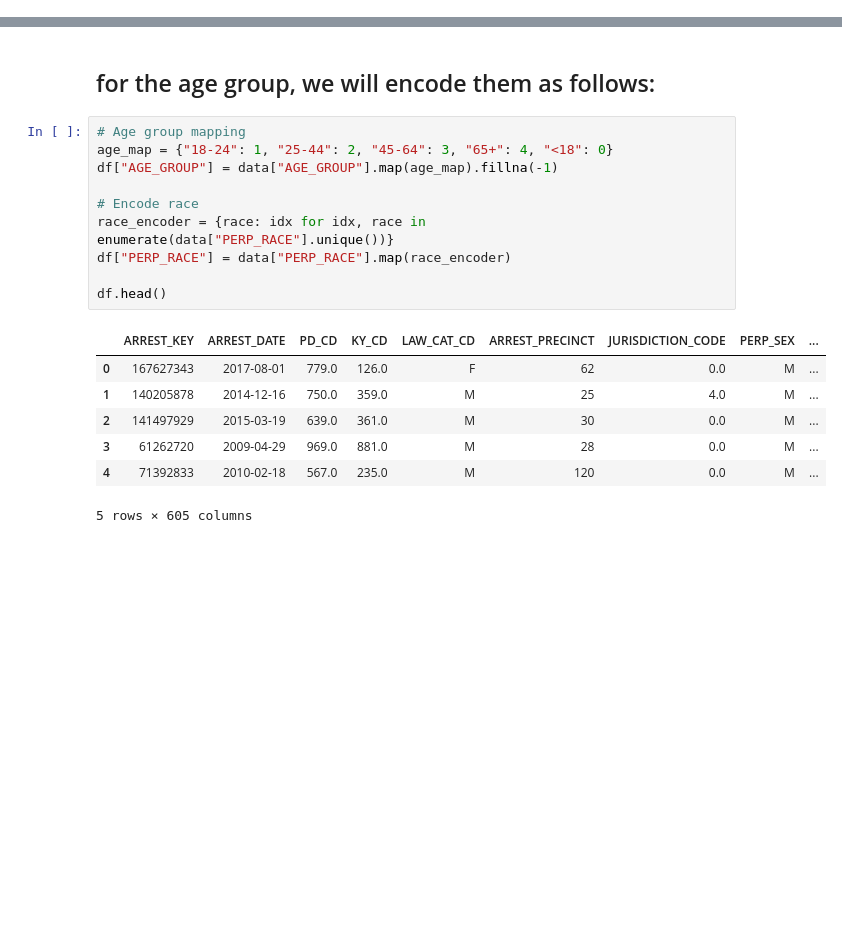
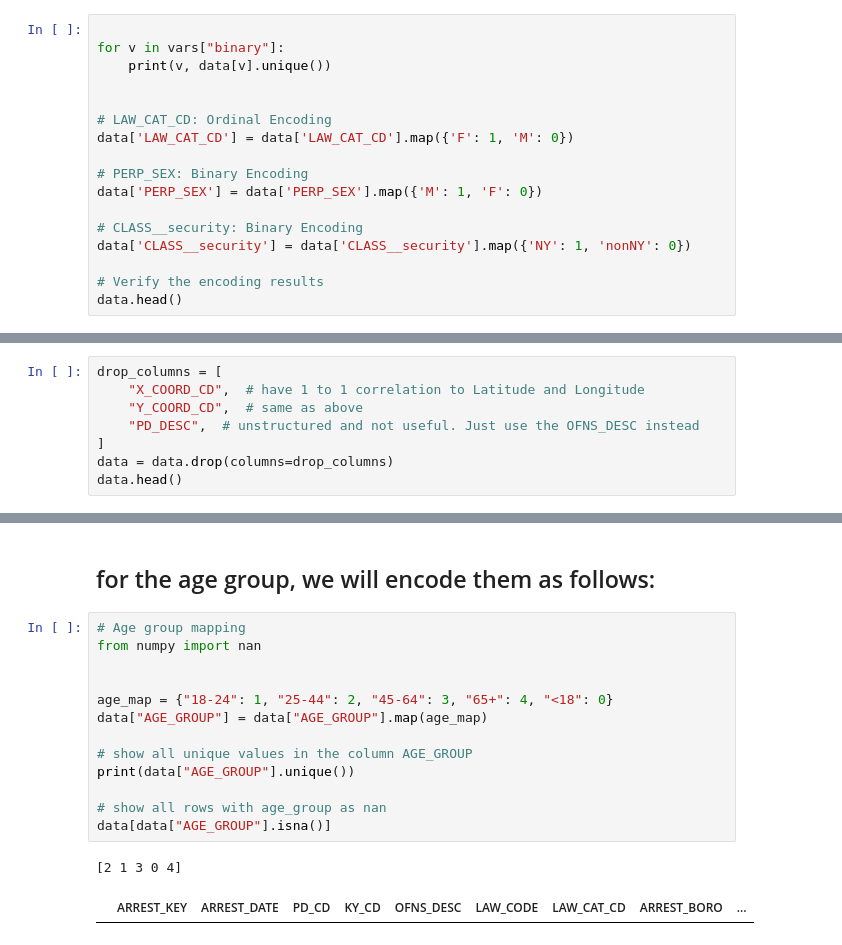
Before and after one commit to MatsNissen-Lie/kdd-process, a Jupyter notebook: src/2_preparation/encoding.ipynb, the cells around one changed output, grey strips where cells are left out. Cells and saved outputs as stored; diff of their text form; blank space fills up the shorter version.

Commit message:
change encoding

```diff
--- a/src/2_preparation/encoding.ipynb
+++ b/src/2_preparation/encoding.ipynb
@@ -42,0 +66,17 @@ The autoreload extension is already loaded. To reload it, use:
+# %%
+
+for v in vars["binary"]:
+    print(v, data[v].unique())
+
+
+# LAW_CAT_CD: Ordinal Encoding
+data['LAW_CAT_CD'] = data['LAW_CAT_CD'].map({'F': 1, 'M': 0})
+
+# PERP_SEX: Binary Encoding
+data['PERP_SEX'] = data['PERP_SEX'].map({'M': 1, 'F': 0})
+
+# CLASS__security: Binary Encoding
+data['CLASS__security'] = data['CLASS__security'].map({'NY': 1, 'nonNY': 0})
+
+# Verify the encoding results
+data.head()
@@ -68,0 +117,8 @@ df = dummify(data, vars["symbolic"])
+# %%
+drop_columns = [
+    "X_COORD_CD",  # have 1 to 1 correlation to Latitude and Longitude
+    "Y_COORD_CD",  # same as above
+    "PD_DESC",  # unstructured and not useful. Just use the OFNS_DESC instead
+]
+data = data.drop(columns=drop_columns)
+data.head()
@@ -77,19 +140,17 @@ race_encoder = {race: idx for idx, race in enumerate(data["PERP_RACE"].unique())
 df["PERP_RACE"] = data["PERP_RACE"].map(race_encoder) -->
 # %%
 # Age group mapping
+from numpy import nan
+
+
 age_map = {"18-24": 1, "25-44": 2, "45-64": 3, "65+": 4, "<18": 0}
-df["AGE_GROUP"] = data["AGE_GROUP"].map(age_map).fillna(-1)
+data["AGE_GROUP"] = data["AGE_GROUP"].map(age_map)
 
-# Encode race
-race_encoder = {race: idx for idx, race in enumerate(data["PERP_RACE"].unique())}
-df["PERP_RACE"] = data["PERP_RACE"].map(race_encoder)
+# show all unique values in the column AGE_GROUP
+print(data["AGE_GROUP"].unique())
 
-df.head()
+# show all rows with age_group as nan
+data[data["AGE_GROUP"].isna()]
 # %% [output]
+[2 1 3 0 4]
-|  | ARREST_KEY | ARREST_DATE | PD_CD | KY_CD | LAW_CAT_CD | ARREST_PRECINCT | JURISDICTION_CODE | PERP_SEX | ... |
-| 0 | 167627343 | 2017-08-01 | 779.0 | 126.0 | F | 62 | 0.0 | M | ... |
-| 1 | 140205878 | 2014-12-16 | 750.0 | 359.0 | M | 25 | 4.0 | M | ... |
-| 2 | 141497929 | 2015-03-19 | 639.0 | 361.0 | M | 30 | 0.0 | M | ... |
-| 3 | 61262720 | 2009-04-29 | 969.0 | 881.0 | M | 28 | 0.0 | M | ... |
-| 4 | 71392833 | 2010-02-18 | 567.0 | 235.0 | M | 120 | 0.0 | M | ... |
+|  | ARREST_KEY | ARREST_DATE | PD_CD | KY_CD | OFNS_DESC | LAW_CODE | LAW_CAT_CD | ARREST_BORO | ... |
-5 rows × 605 columns
```
Also changed, not shown: parts of 9 cells of this notebook, 8 other files.
